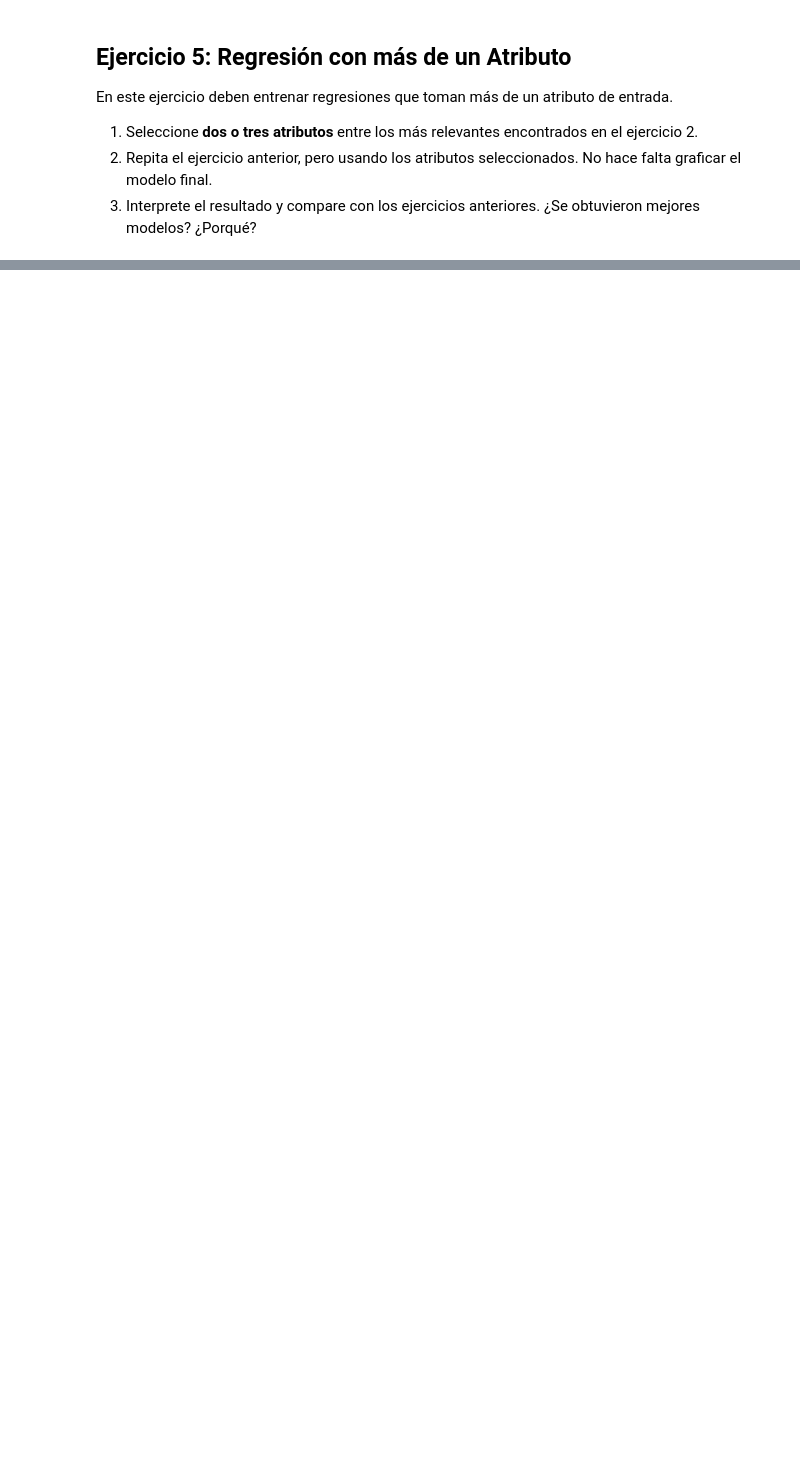
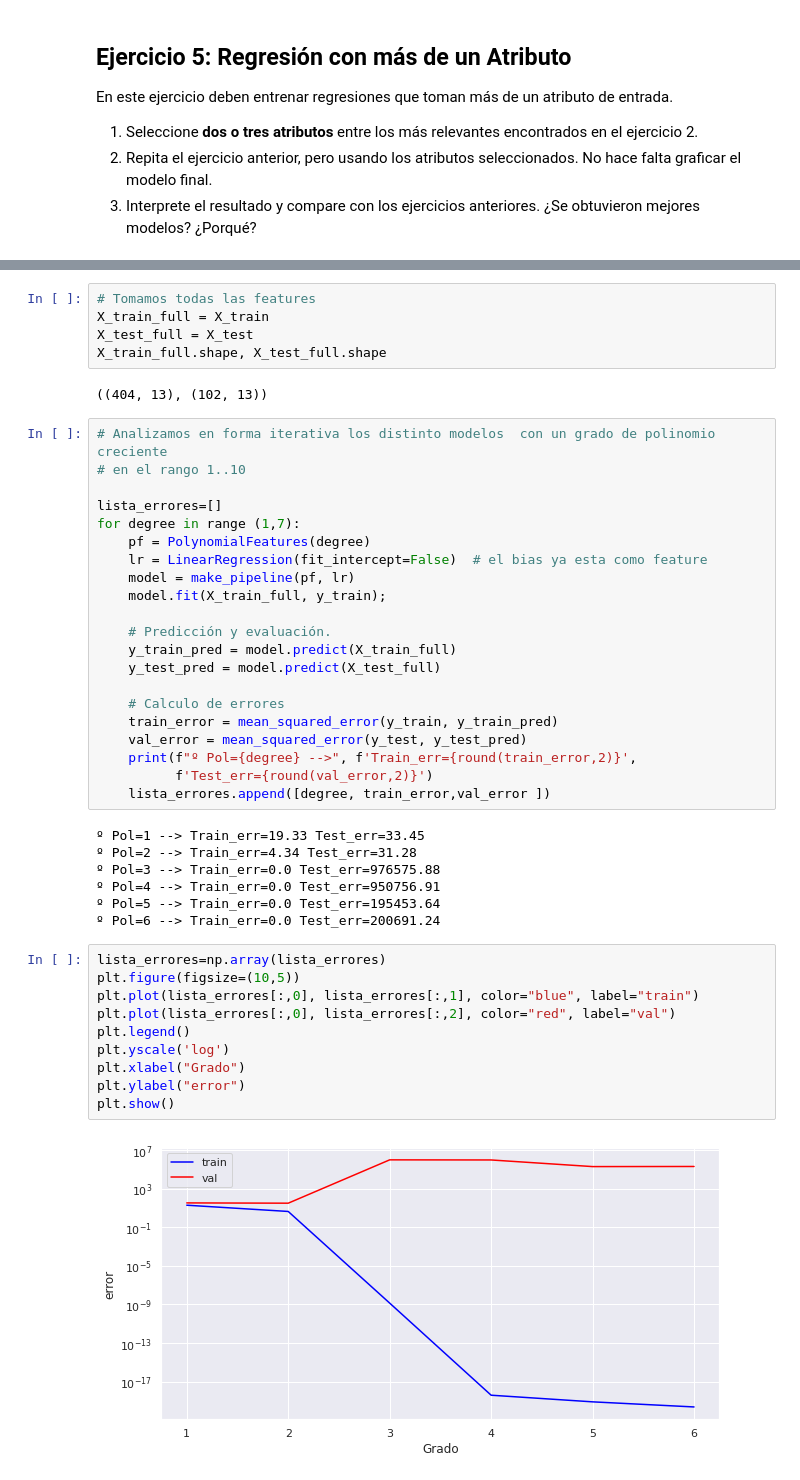
Before and after one commit to Grupo242022/Intro_AA, a Jupyter notebook: Rta_Lab1.ipynb, the cells around one changed output, grey strips where cells are left out. Drawn from its saved outputs; the diff is of its cells as text; blank space fills up the shorter version.

```diff
--- a/Rta_Lab1.ipynb
+++ b/Rta_Lab1.ipynb
@@ -483,0 +610,47 @@ En este ejercicio deben entrenar regresiones que toman más de un atributo de en
+# %%
+# Tomamos todas las features
+X_train_full = X_train
+X_test_full = X_test
+X_train_full.shape, X_test_full.shape
+# %% [output]
+((404, 13), (102, 13))
+# %%
+# Analizamos en forma iterativa los distinto modelos  con un grado de polinomio creciente
+# en el rango 1..10
+
+lista_errores=[]
+for degree in range (1,7):
+    pf = PolynomialFeatures(degree)
+    lr = LinearRegression(fit_intercept=False)  # el bias ya esta como feature
+    model = make_pipeline(pf, lr)
+    model.fit(X_train_full, y_train);
+
+    # Predicción y evaluación.
+    y_train_pred = model.predict(X_train_full)
+    y_test_pred = model.predict(X_test_full)
+
+    # Calculo de errores
+    train_error = mean_squared_error(y_train, y_train_pred)
+    val_error = mean_squared_error(y_test, y_test_pred)
+    print(f"º Pol={degree} -->", f'Train_err={round(train_error,2)}',
+          f'Test_err={round(val_error,2)}')
+    lista_errores.append([degree, train_error,val_error ])
+# %% [output]
+º Pol=1 --> Train_err=19.33 Test_err=33.45
+º Pol=2 --> Train_err=4.34 Test_err=31.28
+º Pol=3 --> Train_err=0.0 Test_err=976575.88
+º Pol=4 --> Train_err=0.0 Test_err=950756.91
+º Pol=5 --> Train_err=0.0 Test_err=195453.64
+º Pol=6 --> Train_err=0.0 Test_err=200691.24
+# %%
+lista_errores=np.array(lista_errores)
+plt.figure(figsize=(10,5))
+plt.plot(lista_errores[:,0], lista_errores[:,1], color="blue", label="train")
+plt.plot(lista_errores[:,0], lista_errores[:,2], color="red", label="val")
+plt.legend()
+plt.yscale('log')
+plt.xlabel("Grado")
+plt.ylabel("error")
+plt.show()
+# %% [output]
+[figure, added]
```
Also changed, not shown: parts of 42 cells of this notebook.
